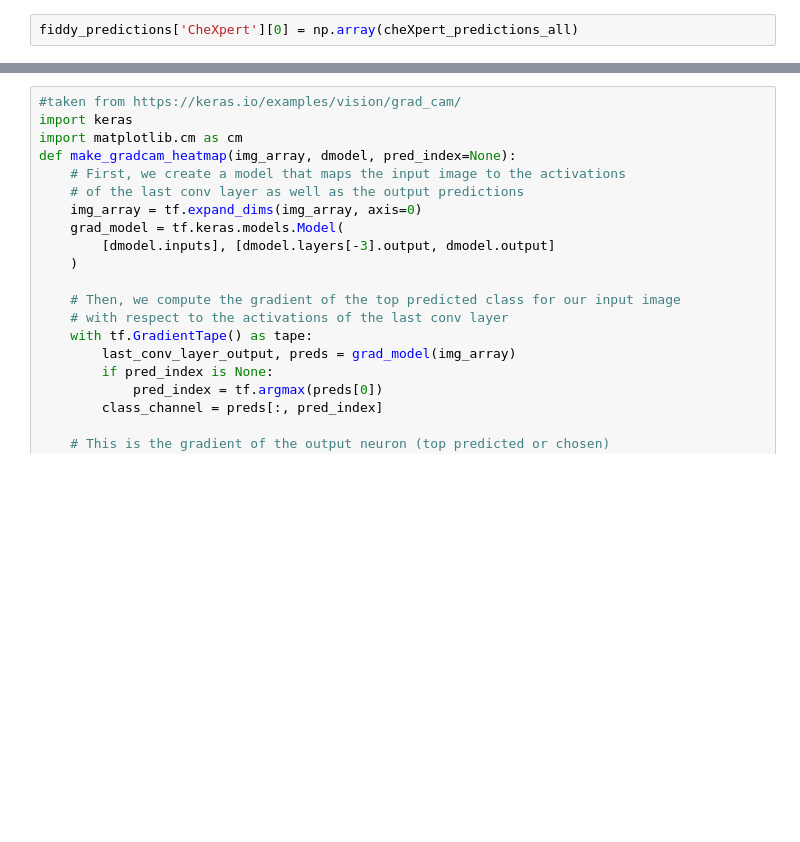
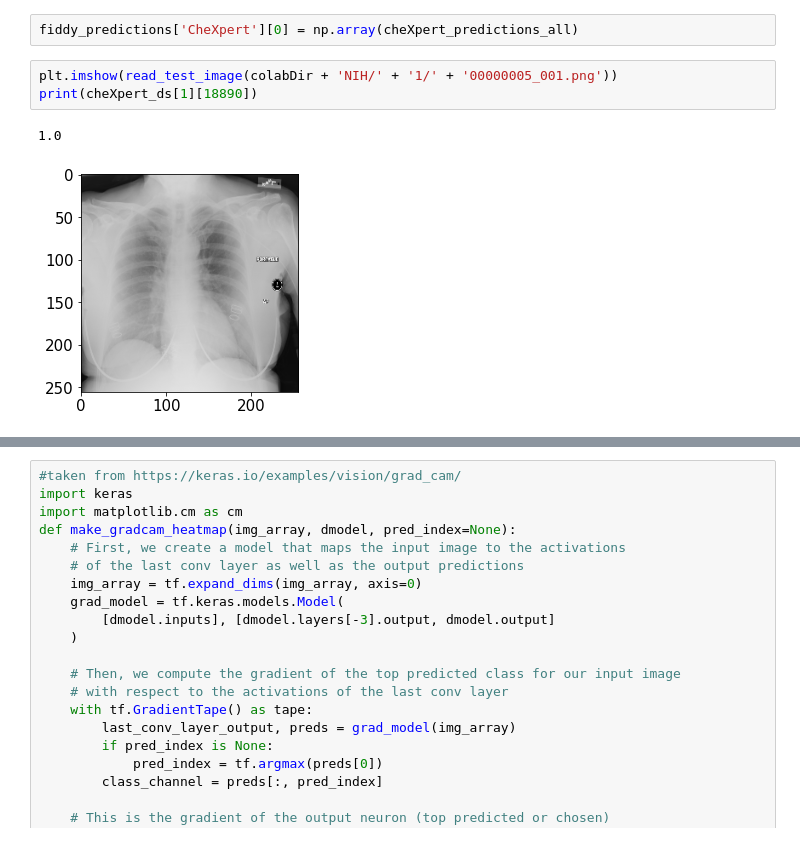
Before and after one commit to spike-h/AP-PA-Classifier, a Jupyter notebook: Dataset_Creator.ipynb, the cells around one changed output, grey strips where cells are left out. Cells and saved outputs as stored; diff of their text form; blank space fills up the shorter version.

```diff
--- a/Dataset_Creator.ipynb
+++ b/Dataset_Creator.ipynb
@@ -1422,4 +1443,10 @@ Creating new value for variable 'fiddy_predictions'
 # %%
 fiddy_predictions['CheXpert'][0] = np.array(cheXpert_predictions_all)
+# %%
+plt.imshow(read_test_image(colabDir + 'NIH/' + '1/' + '00000005_001.png'))
+print(cheXpert_ds[1][18890])
+# %% [output]
+1.0
+[figure, added]
 # %%
 # colors = plt.rcParams['axes.prop_cycle'].by_key()['color']
```
Also changed, not shown: parts of 24 cells of this notebook.
